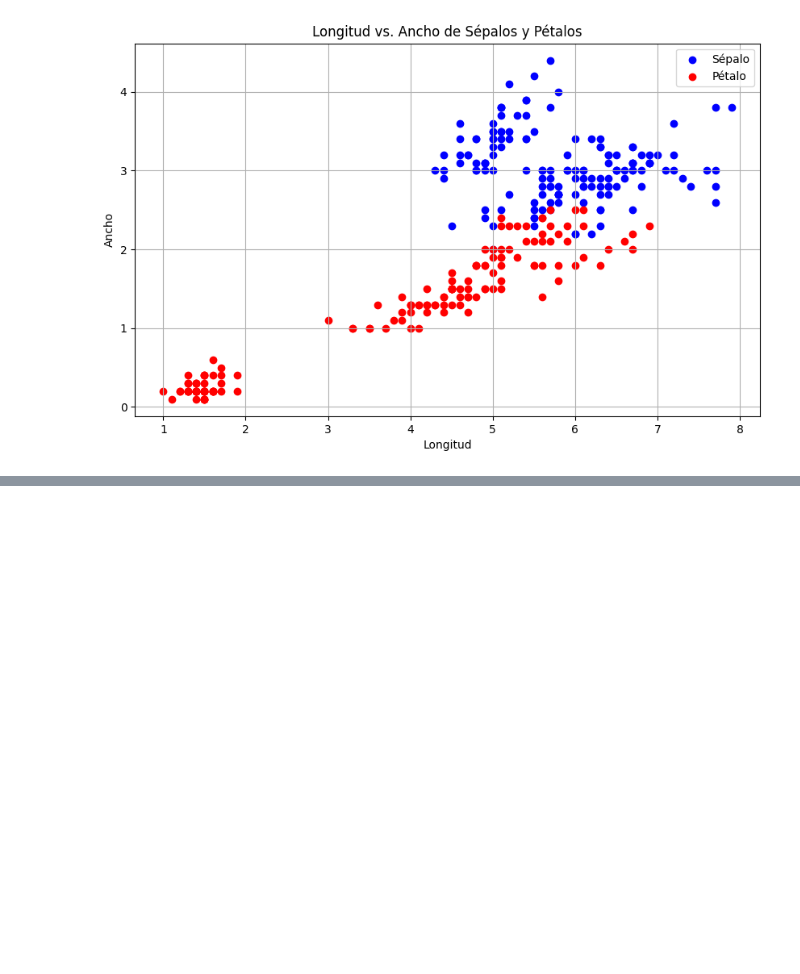
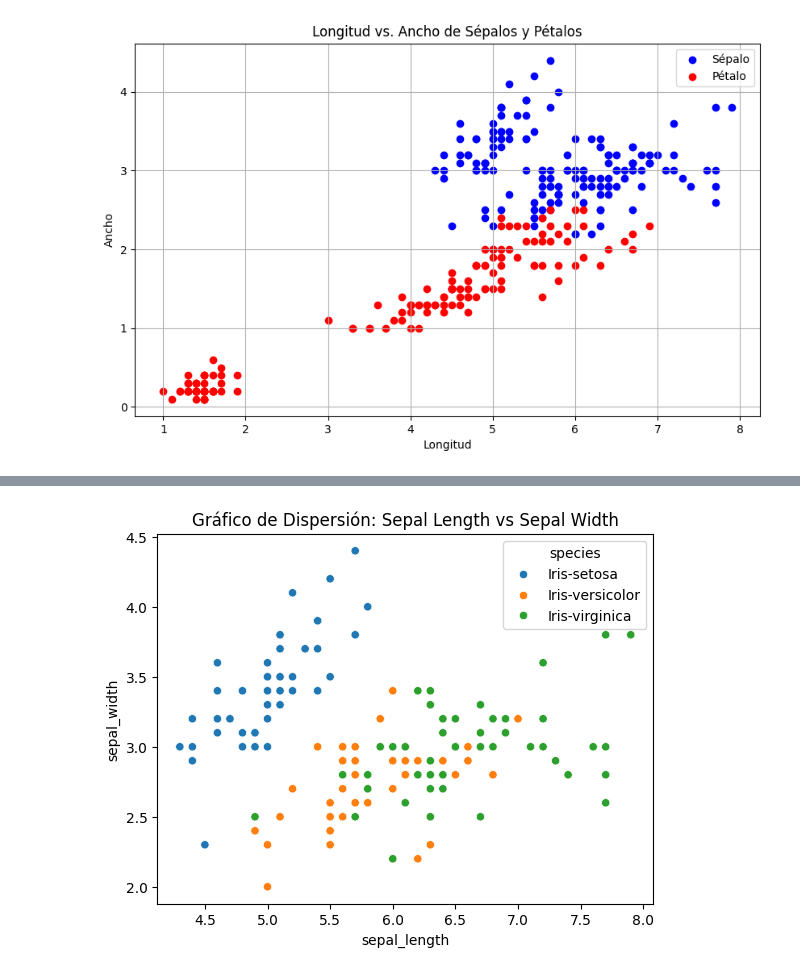
Before and after one commit to AxelCHCR/Semestre-VII, a Jupyter notebook: Inteligencia Artificial/Tareas/Tarea 2/Tarea2.ipynb, the cells around one changed output, grey strips where cells are left out. Saved outputs shown, nothing was run; the diff lists cells and outputs as text; code cells hidden in the pictures; blank space fills up the shorter version.

```diff
--- a/Inteligencia Artificial/Tareas/Tarea 2/Tarea2.ipynb
+++ b/Inteligencia Artificial/Tareas/Tarea 2/Tarea2.ipynb
@@ -44 +62,8 @@ plt.show()
+# %%
+# Gráfico de dispersión para sepal_length y sepal_width
+sns.scatterplot(x='sepal_length', y='sepal_width', hue='species', data=iris_data)
+plt.title('Gráfico de Dispersión: Sepal Length vs Sepal Width')
+plt.show()
+# %% [output]
+[figure, added]
 # %%
```
Also changed, not shown: parts of 9 cells of this notebook, 2 other files.
